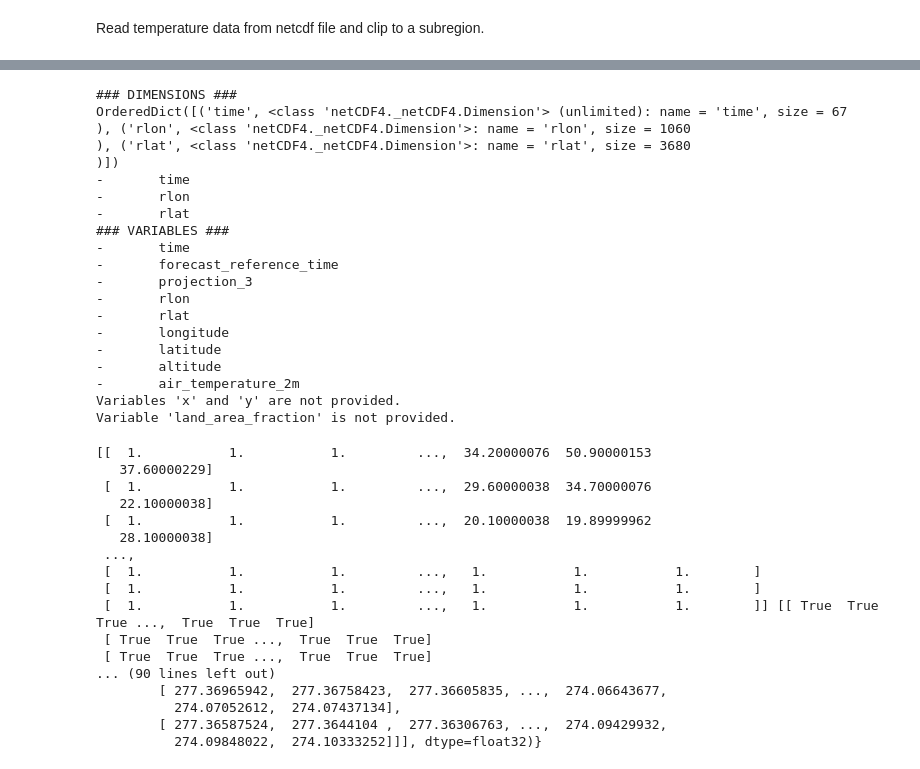
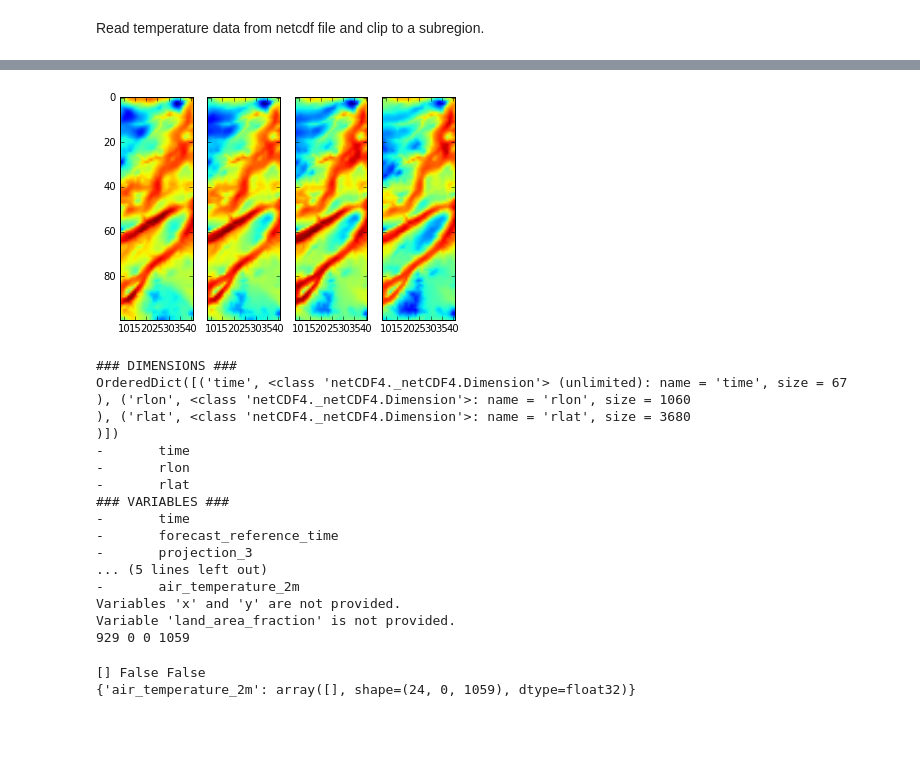
Before and after one commit to kmunve/APS, a Jupyter notebook: aps/notebooks/regional_temperature_distribution.ipynb, the cells around one changed output, grey strips where cells are left out. Saved outputs shown, nothing was run; the diff lists cells and outputs as text; code cells hidden in the pictures; blank space fills up the shorter version.

```diff
--- a/aps/notebooks/regional_temperature_distribution.ipynb
+++ b/aps/notebooks/regional_temperature_distribution.ipynb
@@ -20,6 +38,14 @@ Read temperature data from netcdf file and clip to a subregion.
+# %%
+f, axarr = plt.subplots(1, 4, sharey=True)
+for i in [0, 1, 2, 3]:
+    j = i + (6*i)
+    axarr[i].imshow(temperature[i, :, :], aspect='equal')
+plt.show()
+# %% [output]
+[figure, added]
 # %%
 jd, altitude, land_area_fraction, nc_vars = nc_load("../data/t2myr_kf0_5km_20161027_00.nc",
-                                                    ['air_temperature_2m'], None, [6, 30])
+                                                    ['air_temperature_2m'], [59.0, 60.0, 8.5, 9.0], [6, 30])
 #[59.0, 60.0, 8.5, 9.0]
 # %% [output]
 ### DIMENSIONS ###
@@ -34,38 +60,20 @@ OrderedDict([('time', <class 'netCDF4._netCDF4.Dimension'> (unlimited): name = '
 -       time
 -       forecast_reference_time
 -       projection_3
--       rlon
--       rlat
--       longitude
--       latitude
--       altitude
+... (5 lines left out)
 -       air_temperature_2m
 Variables 'x' and 'y' are not provided.
 Variable 'land_area_fraction' is not provided.
+929 0 0 1059
 # %%
 # create elevation masks
 above1000 = np.ma.masked_less_equal(altitude, 1000.0).mask # returns the  inverse
 below1000 = np.ma.masked_greater_equal(altitude, 1000.0).mask
-print(altitude, below500, above1000)
+print(altitude, below1000, above1000)
 print(nc_vars)
 # %% [output]
-[[  1.           1.           1.         ...,  34.20000076  50.90000153
-   37.60000229]
- [  1.           1.           1.         ...,  29.60000038  34.70000076
-   22.10000038]
- [  1.           1.           1.         ...,  20.10000038  19.89999962
-   28.10000038]
- ...,
- [  1.           1.           1.         ...,   1.           1.           1.        ]
- [  1.           1.           1.         ...,   1.           1.           1.        ]
- [  1.           1.           1.         ...,   1.           1.           1.        ]] [[ True  True  True ...,  True  True  True]
- [ True  True  True ...,  True  True  True]
- [ True  True  True ...,  True  True  True]
-... (90 lines left out)
-        [ 277.36965942,  277.36758423,  277.36605835, ...,  274.06643677,
-          274.07052612,  274.07437134],
-        [ 277.36587524,  277.3644104 ,  277.36306763, ...,  274.09429932,
-          274.09848022,  274.10333252]]], dtype=float32)}
+[] False False
+{'air_temperature_2m': array([], shape=(24, 0, 1059), dtype=float32)}
 # %%
 temp = np.ma.masked_array(nc_vars['air_temperature_2m'][0, :, :], above1000)
 plt.imshow(temp, aspect='equal')
```
Also changed, not shown: parts of 6 cells of this notebook, 1 other file.
